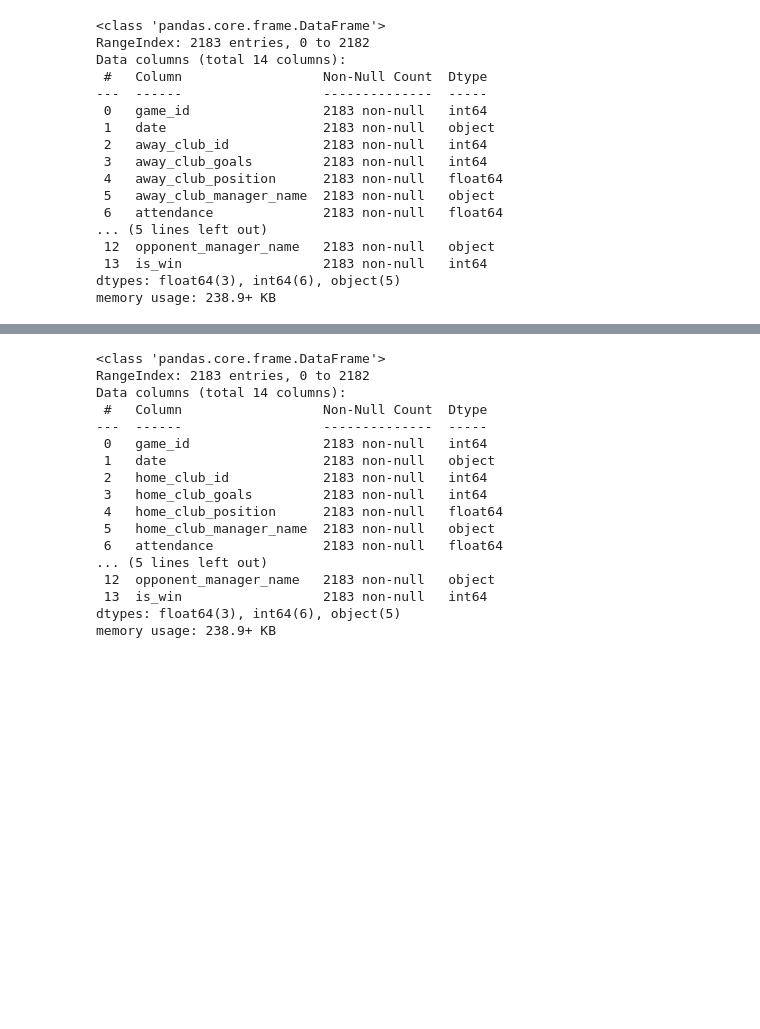
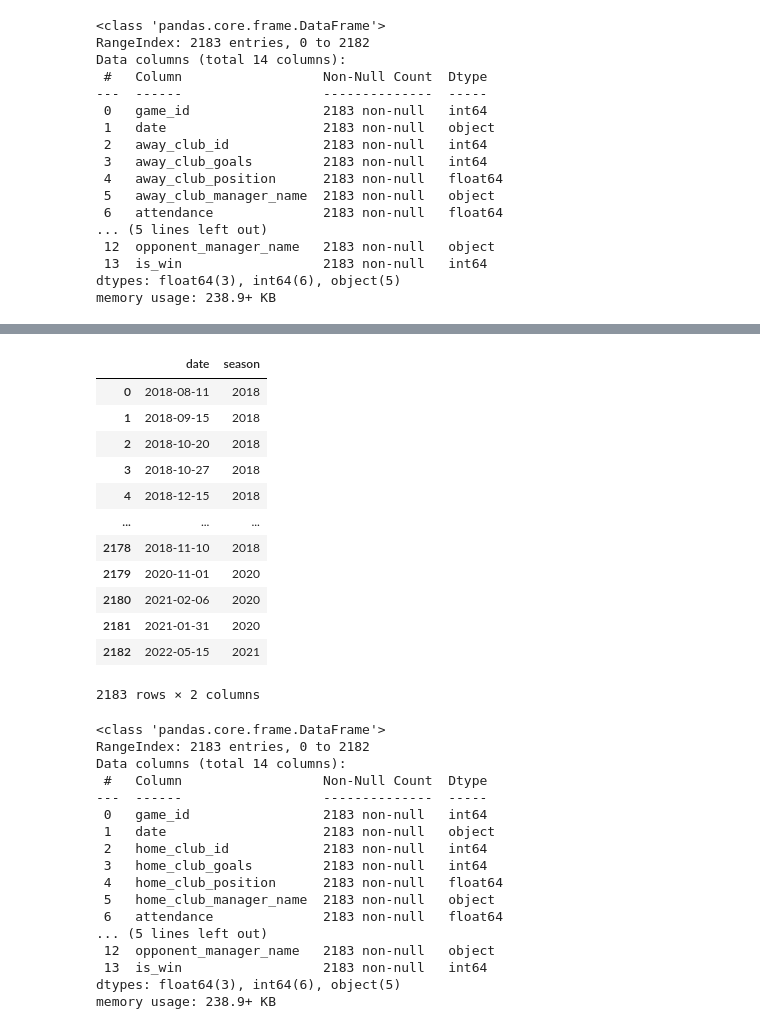
Before and after one commit to MijeongKim0533/PJ_Best_Combination, a Jupyter notebook: SY/240403.ipynb, the cells around one changed output, grey strips where cells are left out. Saved outputs shown, nothing was run; the diff lists cells and outputs as text; code cells hidden in the pictures; blank space fills up the shorter version.

```diff
--- a/SY/240403.ipynb
+++ b/SY/240403.ipynb
@@ -665,3 +656,19 @@ away_club_games.head()
+# %%
+away_club_games[['date', 'season']]
+# %% [output]
+|  | date | season |
+| 0 | 2018-08-11 | 2018 |
+| 1 | 2018-09-15 | 2018 |
+| 2 | 2018-10-20 | 2018 |
+| 3 | 2018-10-27 | 2018 |
+| 4 | 2018-12-15 | 2018 |
+| ... | ... | ... |
+| 2178 | 2018-11-10 | 2018 |
+| 2179 | 2020-11-01 | 2020 |
+| 2180 | 2021-02-06 | 2020 |
+| 2181 | 2021-01-31 | 2020 |
+| 2182 | 2022-05-15 | 2021 |
+2183 rows × 2 columns
 # %%
 home_club_games.info()
 # %% [output]
```
Also changed, not shown: parts of 13 cells of this notebook.
